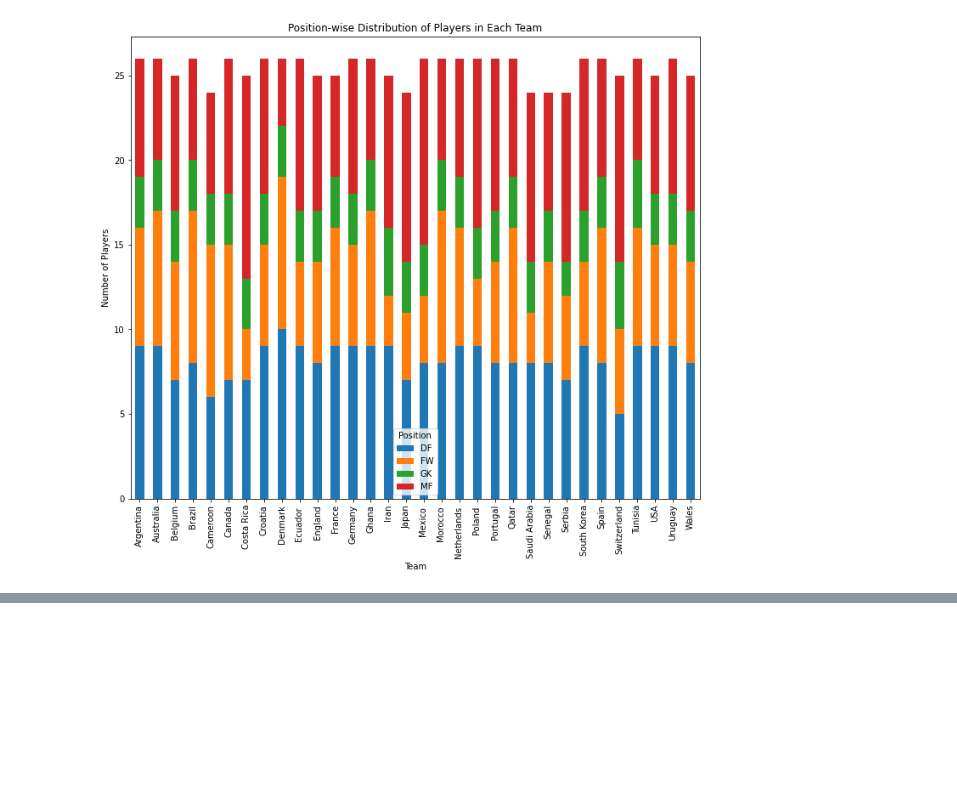
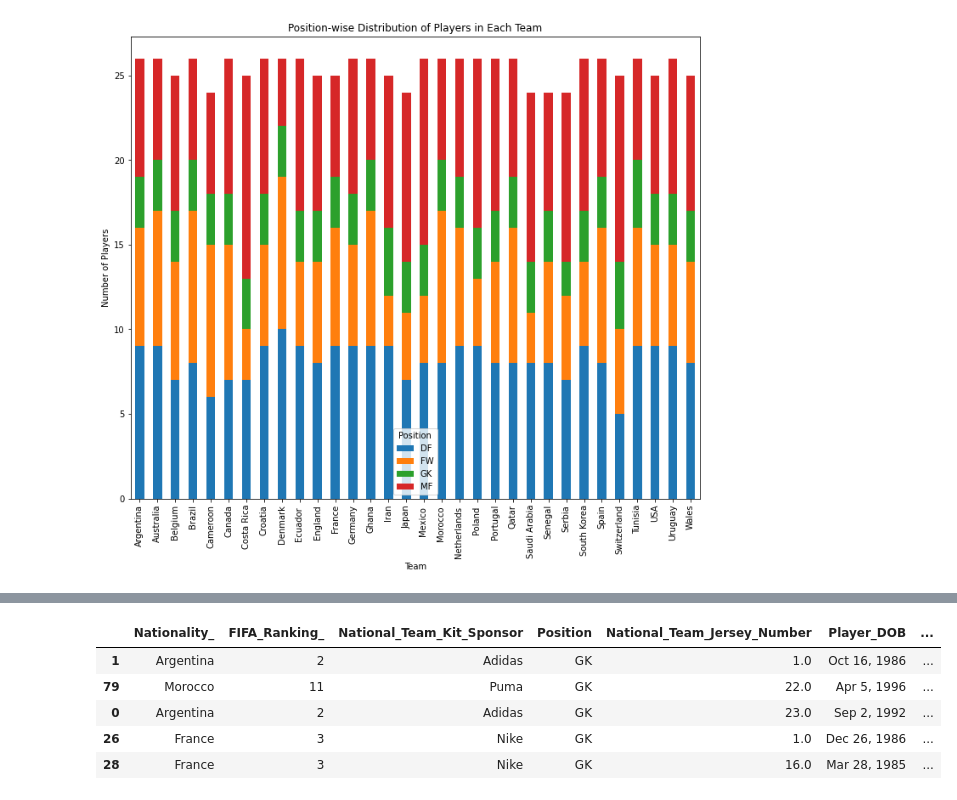
Before and after one commit to ritik1804k/Hotel-Booking-Analysis-, a Jupyter notebook: EDA_ON_FIFA_World_Cup_2022_Players_.ipynb, the cells around one changed output, grey strips where cells are left out. Saved outputs shown, nothing was run; the diff lists cells and outputs as text; code cells hidden in the pictures; blank space fills up the shorter version.

```diff
--- a/EDA_ON_FIFA_World_Cup_2022_Players_.ipynb
+++ b/EDA_ON_FIFA_World_Cup_2022_Players_.ipynb
@@ -283,0 +277,11 @@ plt.show()
+# %%
+FIFA_df['Save_Percentage'] = pd.to_numeric(FIFA_df['Save_Percentage'], errors='coerce')
+grouped_df = FIFA_df.sort_values(by='Save_Percentage', ascending=True)
+grouped_df.head()
+# %% [output]
+|  | Nationality_ | FIFA_Ranking_ | National_Team_Kit_Sponsor | Position | National_Team_Jersey_Number | Player_DOB | ... |
+| 1 | Argentina | 2 | Adidas | GK | 1.0 | Oct 16, 1986 | ... |
+| 79 | Morocco | 11 | Puma | GK | 22.0 | Apr 5, 1996 | ... |
+| 0 | Argentina | 2 | Adidas | GK | 23.0 | Sep 2, 1992 | ... |
+| 26 | France | 3 | Nike | GK | 1.0 | Dec 26, 1986 | ... |
+| 28 | France | 3 | Nike | GK | 16.0 | Mar 28, 1985 | ... |
```
Also changed, not shown: parts of 7 cells of this notebook.
